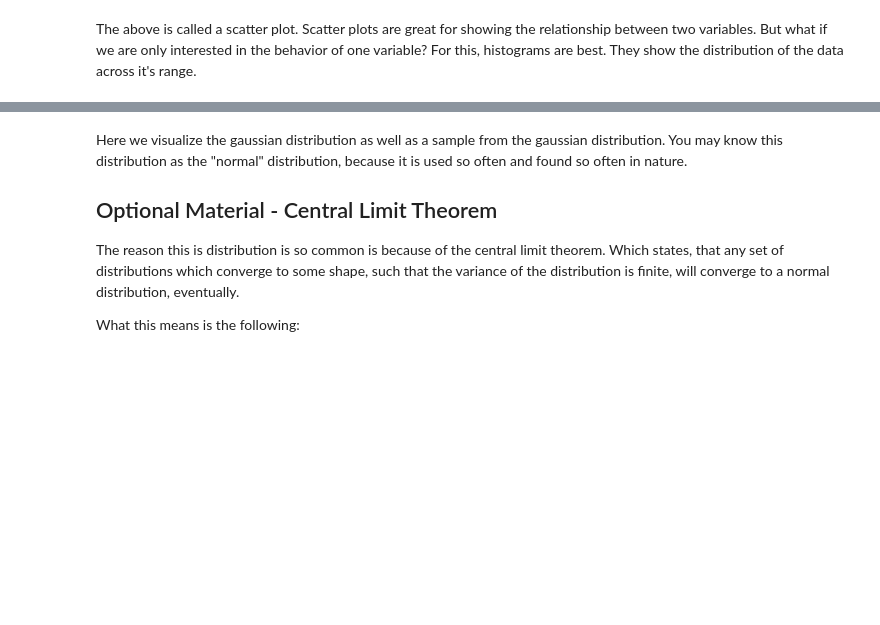
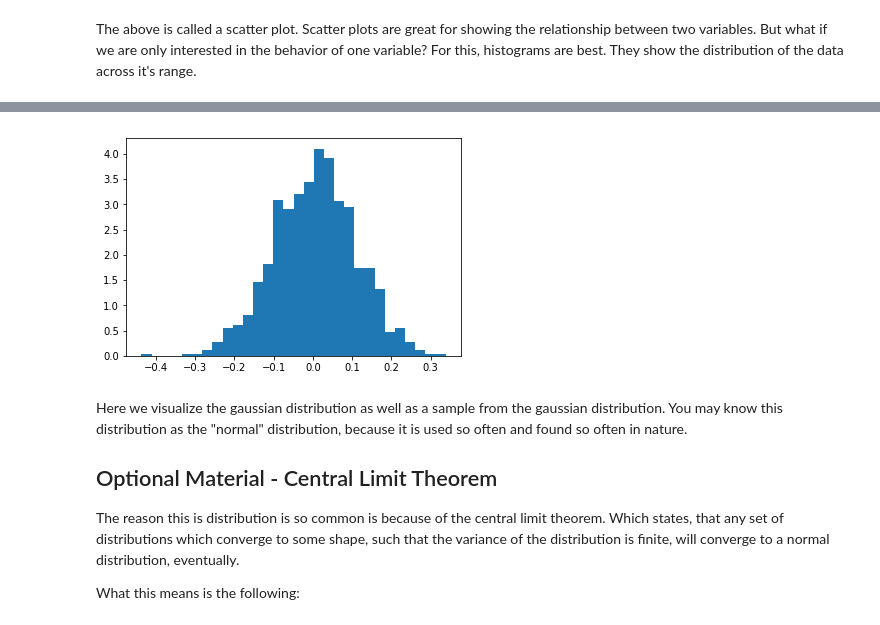
Before and after one commit to EricSchles/analyze_taxi_data, a Jupyter notebook: exploratory_data_analysis/Example Two - Visualization.ipynb, the cells around one changed output, grey strips where cells are left out. Drawn from its saved outputs; the diff is of its cells as text; code cells hidden in the pictures; blank space fills up the shorter version.

```diff
--- a/exploratory_data_analysis/Example Two - Visualization.ipynb
+++ b/exploratory_data_analysis/Example Two - Visualization.ipynb
@@ -72,3 +70,8 @@ plt.show()
+# %%
+plt.hist(s, 30, normed=True)
+plt.show()
+# %% [output]
+[figure, added]
 # %% [markdown]
 Here we visualize the gaussian distribution as well as a sample from the gaussian distribution.  You may know this distribution as the "normal" distribution, because it is used so often and found so often in nature.
 
```
Also changed, not shown: parts of 2 cells of this notebook, 1 other file.
